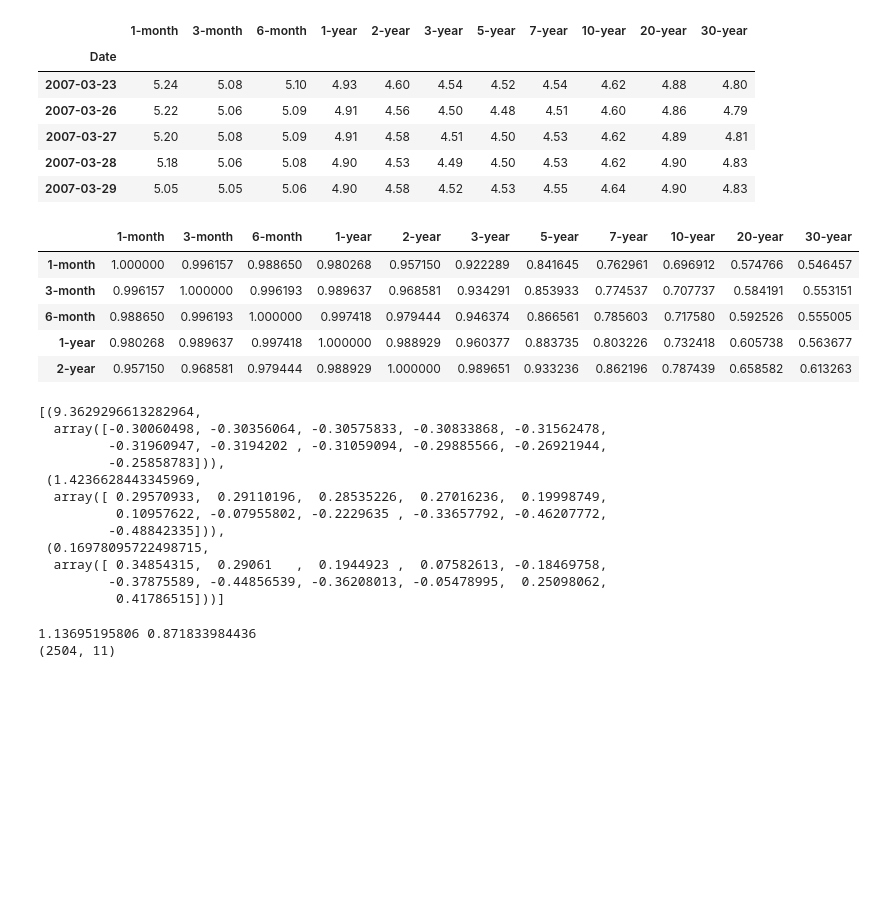
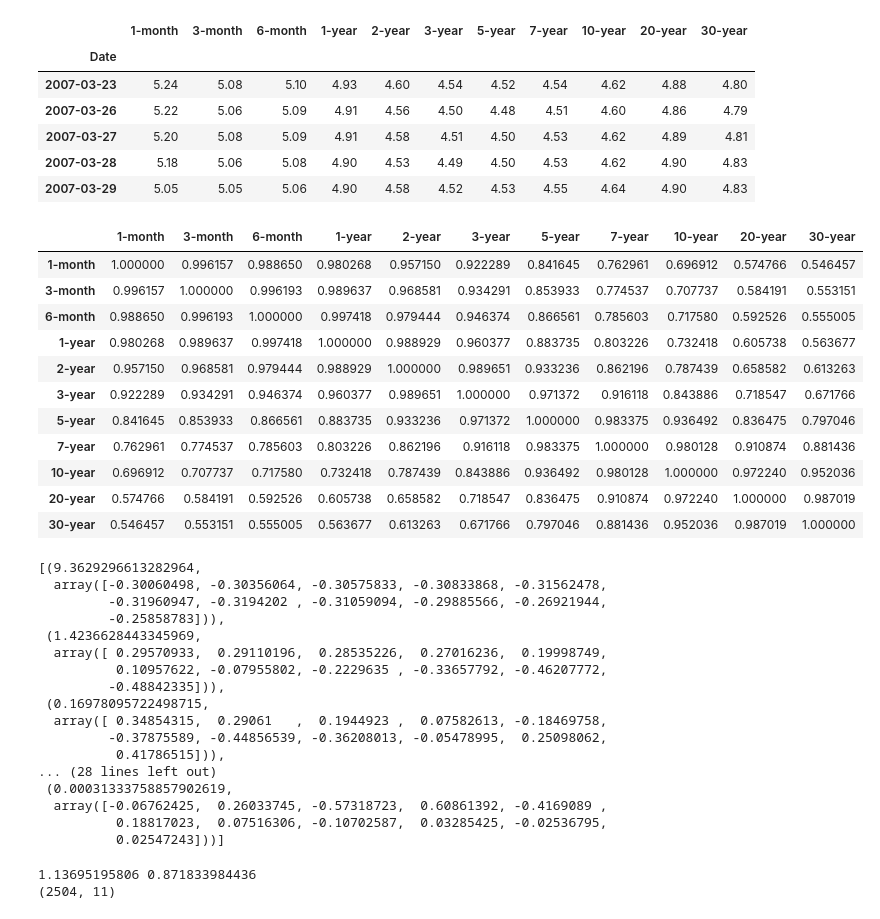
Before and after one commit to canelbiryol/Risk_Portfolio_Management, a Jupyter notebook: Homework2/Homework2.ipynb, the cells around one changed output. Drawn from its saved outputs; the diff is of its cells as text; code cells hidden in the pictures; blank space fills up the shorter version.

Commit message:
Updated Homework2 and added Correlation Matrix CSV file

```diff
--- a/Homework2/Homework2.ipynb
+++ b/Homework2/Homework2.ipynb
@@ -43,21 +43,27 @@ df.head()
 # %%
 corr_matrix = df.corr()
 # To show how the correlation matrix looks like
-corr_matrix.head()
+corr_matrix
 # %% [output]
 |  | 1-month | 3-month | 6-month | 1-year | 2-year | 3-year | 5-year | 7-year | 10-year | 20-year | 30-year |
 | 1-month | 1.000000 | 0.996157 | 0.988650 | 0.980268 | 0.957150 | 0.922289 | 0.841645 | 0.762961 | 0.696912 | 0.574766 | 0.546457 |
 | 3-month | 0.996157 | 1.000000 | 0.996193 | 0.989637 | 0.968581 | 0.934291 | 0.853933 | 0.774537 | 0.707737 | 0.584191 | 0.553151 |
 | 6-month | 0.988650 | 0.996193 | 1.000000 | 0.997418 | 0.979444 | 0.946374 | 0.866561 | 0.785603 | 0.717580 | 0.592526 | 0.555005 |
 | 1-year | 0.980268 | 0.989637 | 0.997418 | 1.000000 | 0.988929 | 0.960377 | 0.883735 | 0.803226 | 0.732418 | 0.605738 | 0.563677 |
 | 2-year | 0.957150 | 0.968581 | 0.979444 | 0.988929 | 1.000000 | 0.989651 | 0.933236 | 0.862196 | 0.787439 | 0.658582 | 0.613263 |
+| 3-year | 0.922289 | 0.934291 | 0.946374 | 0.960377 | 0.989651 | 1.000000 | 0.971372 | 0.916118 | 0.843886 | 0.718547 | 0.671766 |
+| 5-year | 0.841645 | 0.853933 | 0.866561 | 0.883735 | 0.933236 | 0.971372 | 1.000000 | 0.983375 | 0.936492 | 0.836475 | 0.797046 |
+| 7-year | 0.762961 | 0.774537 | 0.785603 | 0.803226 | 0.862196 | 0.916118 | 0.983375 | 1.000000 | 0.980128 | 0.910874 | 0.881436 |
+| 10-year | 0.696912 | 0.707737 | 0.717580 | 0.732418 | 0.787439 | 0.843886 | 0.936492 | 0.980128 | 1.000000 | 0.972240 | 0.952036 |
+| 20-year | 0.574766 | 0.584191 | 0.592526 | 0.605738 | 0.658582 | 0.718547 | 0.836475 | 0.910874 | 0.972240 | 1.000000 | 0.987019 |
+| 30-year | 0.546457 | 0.553151 | 0.555005 | 0.563677 | 0.613263 | 0.671766 | 0.797046 | 0.881436 | 0.952036 | 0.987019 | 1.000000 |
 # %%
 eig_values, eig_vectors = np.linalg.eigh(corr_matrix)
 # Make a list of (eigenvalue, eigenvector) tuples, and sort them by
 eig_pairs = [(np.abs(eig_values[i]), eig_vectors[:,i]) for i in range(len(eig_values))]
 eig_pairs.sort(key=lambda x: x[0], reverse=True)
-# Show the first three eigenvectors:
-eig_pairs[0:3]
+# Show the first eigenvectors:
+eig_pairs
 # %% [output]
 [(9.3629296613282964,
   array([-0.30060498, -0.30356064, -0.30575833, -0.30833868, -0.31562478,
@@ -70,7 +76,12 @@ eig_pairs[0:3]
  (0.16978095722498715,
   array([ 0.34854315,  0.29061   ,  0.1944923 ,  0.07582613, -0.18469758,
          -0.37875589, -0.44856539, -0.36208013, -0.05478995,  0.25098062,
-          0.41786515]))]
+          0.41786515])),
+... (28 lines left out)
+ (0.00031333758857902619,
+  array([-0.06762425,  0.26033745, -0.57318723,  0.60861392, -0.4169089 ,
+          0.18817023,  0.07516306, -0.10702587,  0.03285425, -0.02536795,
+          0.02547243]))]
 # %%
 # Gamma is given by N/T, where N is the number of iid random variables
 gamma = float(df.shape[1])/float(df.shape[0])
```
Also changed, not shown: parts of 7 cells of this notebook, 2 other files.
